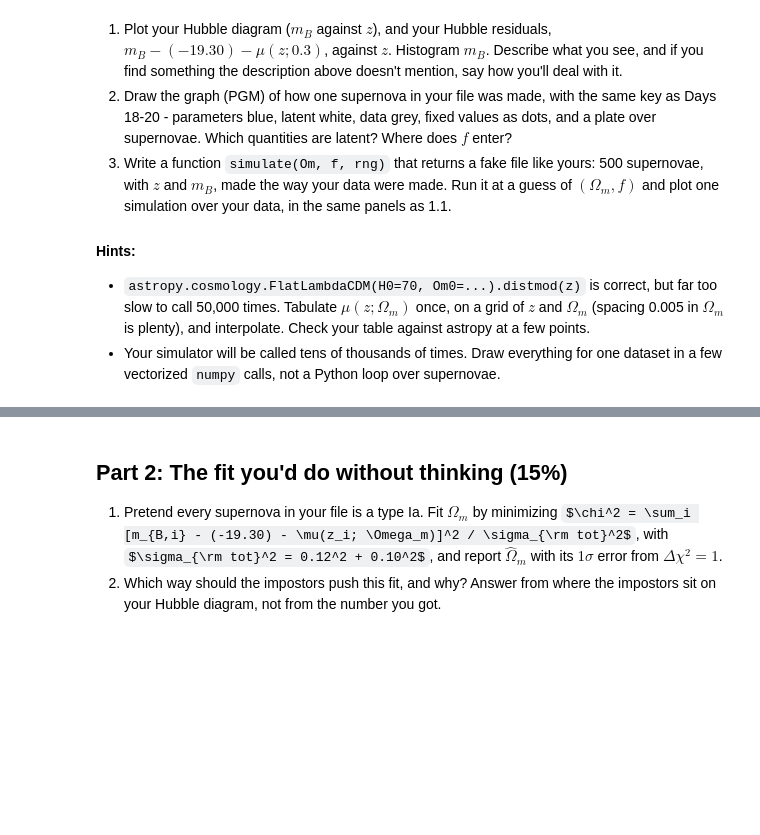
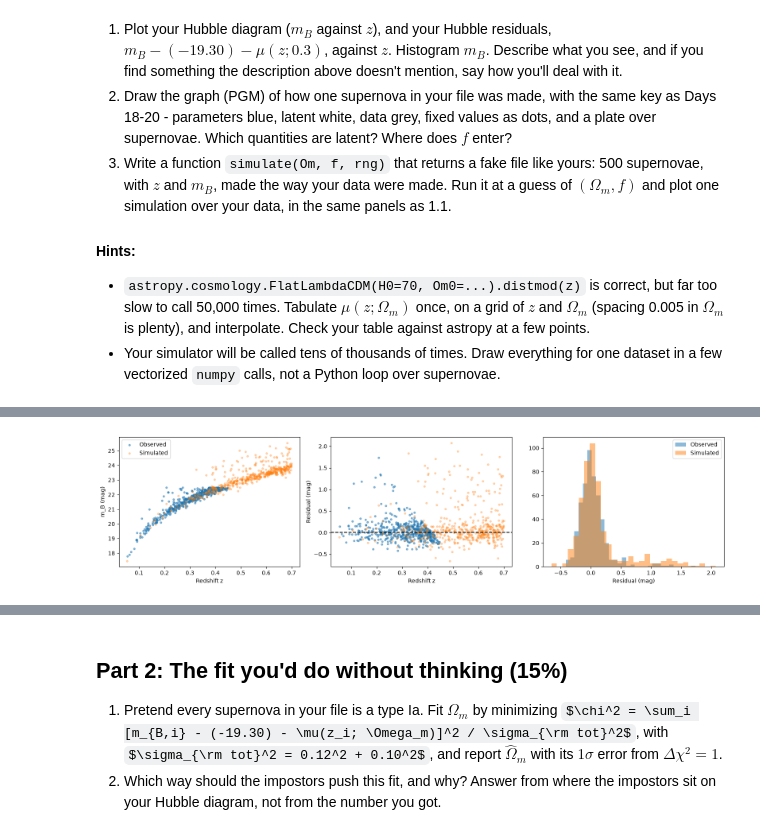
Before and after one commit to PranavanRajaratnam/ast457_2026_Fall, a Jupyter notebook: labs/09/lab09.ipynb, the cells around one changed output, grey strips where cells are left out. Drawn from its saved outputs; the diff is of its cells as text; code cells hidden in the pictures; some formulas as TeX source; blank space fills up the shorter version.

```diff
--- a/labs/09/lab09.ipynb
+++ b/labs/09/lab09.ipynb
@@ -47,3 +184,37 @@ Your $\Omega_m$ and $f$ are graded by how far they are from the truth in units o
+# %%
+rng = np.random.default_rng(457)
+
+sim = simulate(0.3, 0.2, rng)
+
+zs = sim['z'].to_numpy()
+ms = sim['m_B'].to_numpy()
+
+res_obs = m - fast_mu(z, 0.3) - M_IA_MEAN
+res_sim = ms - fast_mu(zs, 0.3) - M_IA_MEAN
+
+fig, ax = plt.subplots(1, 3, figsize=(16, 4))
+
+ax[0].scatter(z, m, s=10, alpha=0.5, label='Observed')
+ax[0].scatter(zs, ms, s=10, alpha=0.3, label='Simulated')
+ax[0].set_xlabel('Redshift z')
+ax[0].set_ylabel('m_B (mag)')
+ax[0].legend()
+
+ax[1].scatter(z, res_obs, s=10, alpha=0.5)
+ax[1].scatter(zs, res_sim, s=10, alpha=0.3)
+ax[1].axhline(0, color='black', linestyle='--')
+ax[1].set_xlabel('Redshift z')
+ax[1].set_ylabel('Residual (mag)')
+
+ax[2].hist(res_obs, bins=30, alpha=0.5, label='Observed')
+ax[2].hist(res_sim, bins=30, alpha=0.5, label='Simulated')
+ax[2].set_xlabel('Residual (mag)')
+ax[2].legend()
+
+plt.tight_layout()
+plt.show()
+# %% [output]
+[figure, added]
 # %% [markdown]
 **ANSWER (what you see in the data, your graph, and what your simulator does):**
 
```
Also changed, not shown: parts of 21 cells of this notebook, 1 other file.
